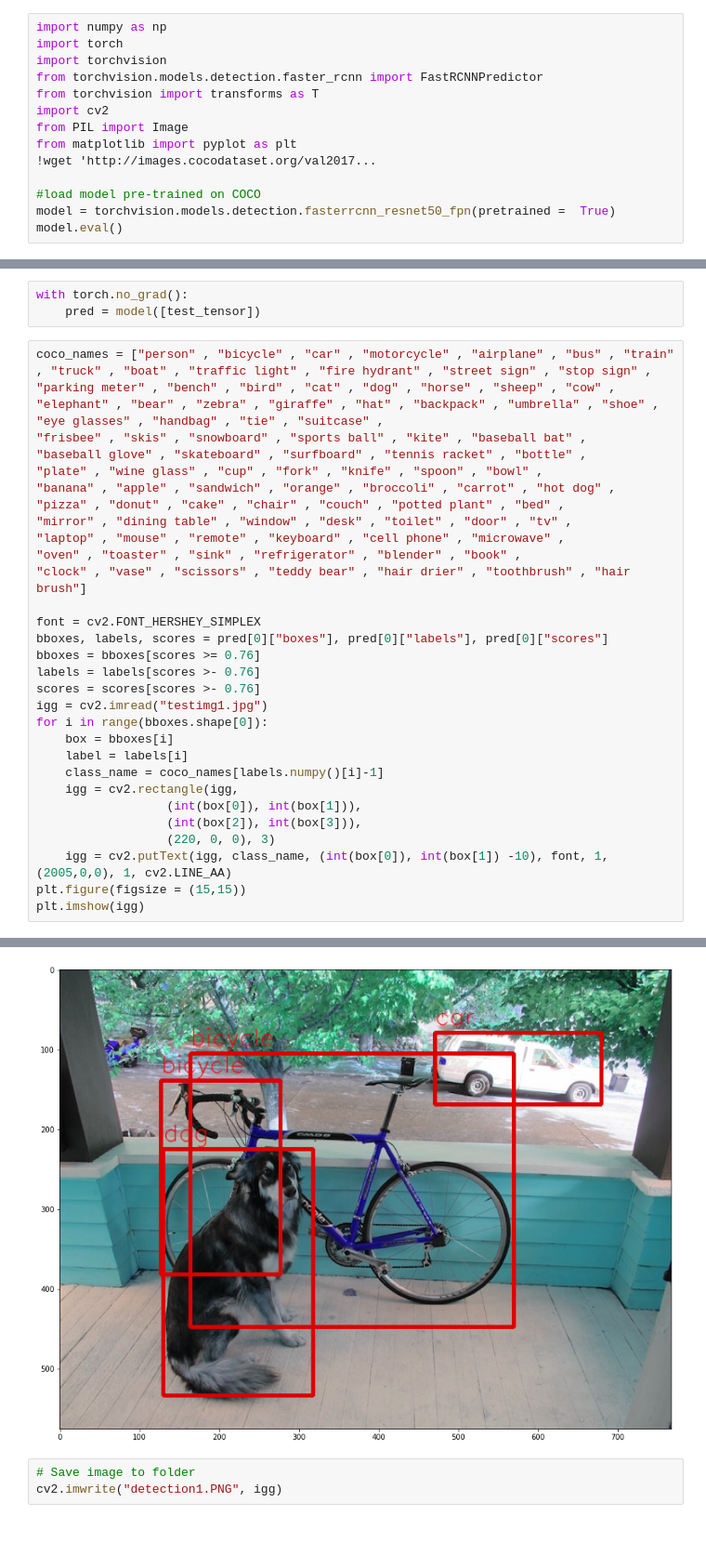
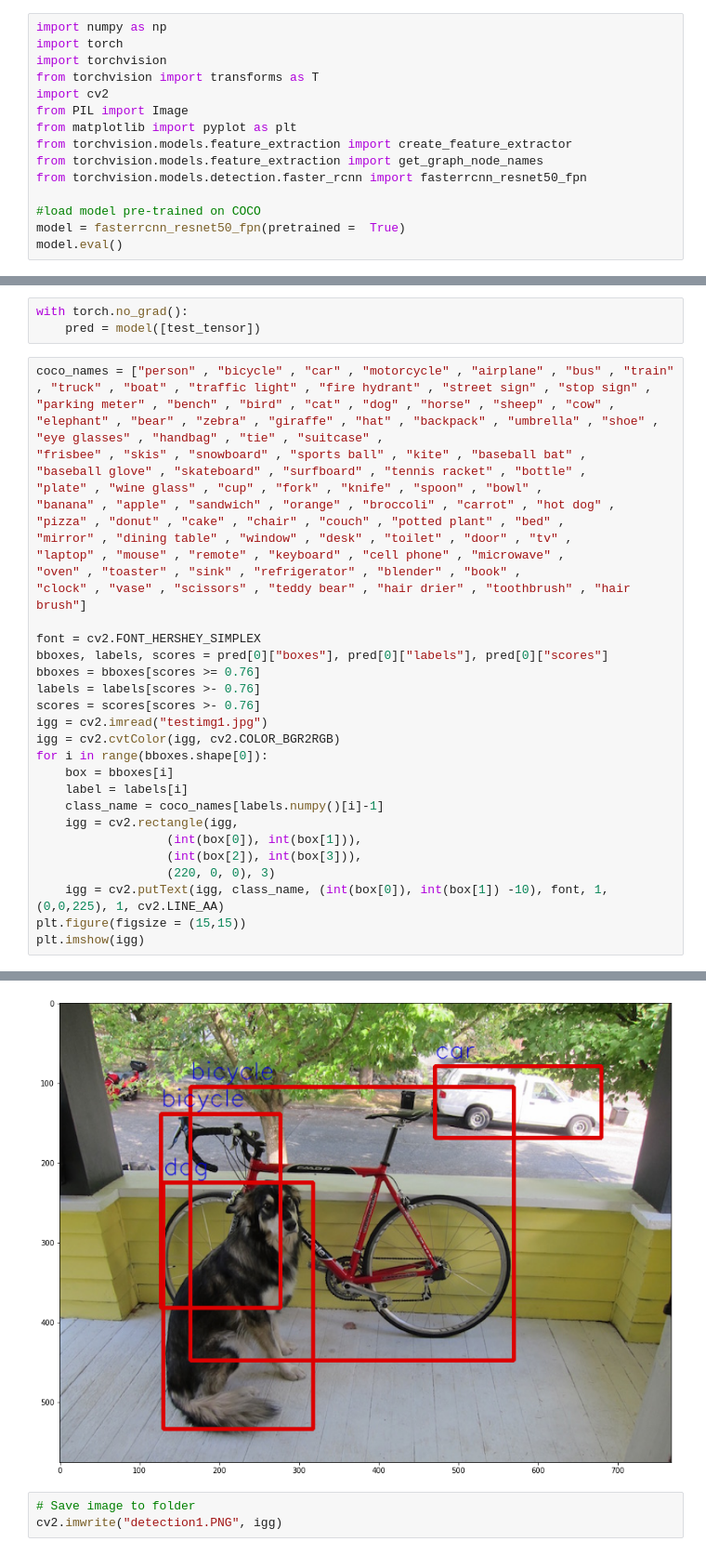
Before and after one commit to YassYe/Deeplearning-Workshops-FYP, a Jupyter notebook: ObjectDetection.ipynb, the cells around one changed output, grey strips where cells are left out. Shown at 93% size. Saved outputs shown, nothing was run; the diff lists cells and outputs as text.

```diff
--- a/ObjectDetection.ipynb
+++ b/ObjectDetection.ipynb
@@ -4,15 +4,16 @@
 import numpy as np
 import torch
 import torchvision
-from torchvision.models.detection.faster_rcnn import FastRCNNPredictor
 from torchvision import transforms as T
 import cv2
 from PIL import Image
 from matplotlib import pyplot as plt
-!wget 'http://images.cocodataset.org/val2017...
+from torchvision.models.feature_extraction import create_feature_extractor
+from torchvision.models.feature_extraction import get_graph_node_names
+from torchvision.models.detection.faster_rcnn import fasterrcnn_resnet50_fpn
 
 #load model pre-trained on COCO
-model = torchvision.models.detection.fasterrcnn_resnet50_fpn(pretrained =  True)
+model = fasterrcnn_resnet50_fpn(pretrained =  True)
 model.eval()
 # %% [output]
 FasterRCNN(
@@ -42,35 +43,36 @@ with torch.no_grad():
 # %%
 coco_names = ["person" , "bicycle" , "car" , "motorcycle" , "airplane" , "bus" , "train" , "truck" , "boat" , "traffic light" , "fire hydrant" , "street sign" , "stop sign" , "parking meter" , "bench" , "bird" , "cat" , "dog" , "horse" , "sheep" , "cow" , "elephant" , "bear" , "zebra" , "giraffe" , "hat" , "backpack" , "umbrella" , "shoe" , "eye glasses" , "handbag" , "tie" , "suitcase" ,
 "frisbee" , "skis" , "snowboard" , "sports ball" , "kite" , "baseball bat" ,
 "baseball glove" , "skateboard" , "surfboard" , "tennis racket" , "bottle" ,
 "plate" , "wine glass" , "cup" , "fork" , "knife" , "spoon" , "bowl" ,
 "banana" , "apple" , "sandwich" , "orange" , "broccoli" , "carrot" , "hot dog" ,
 "pizza" , "donut" , "cake" , "chair" , "couch" , "potted plant" , "bed" ,
 "mirror" , "dining table" , "window" , "desk" , "toilet" , "door" , "tv" ,
 "laptop" , "mouse" , "remote" , "keyboard" , "cell phone" , "microwave" ,
 "oven" , "toaster" , "sink" , "refrigerator" , "blender" , "book" ,
 "clock" , "vase" , "scissors" , "teddy bear" , "hair drier" , "toothbrush" , "hair brush"]
 
 font = cv2.FONT_HERSHEY_SIMPLEX
 bboxes, labels, scores = pred[0]["boxes"], pred[0]["labels"], pred[0]["scores"]
 bboxes = bboxes[scores >= 0.76]
 labels = labels[scores >- 0.76]
 scores = scores[scores >- 0.76]
 igg = cv2.imread("testimg1.jpg")
+igg = cv2.cvtColor(igg, cv2.COLOR_BGR2RGB)
 for i in range(bboxes.shape[0]):
     box = bboxes[i]
     label = labels[i]
     class_name = coco_names[labels.numpy()[i]-1]
     igg = cv2.rectangle(igg,
                   (int(box[0]), int(box[1])),
                   (int(box[2]), int(box[3])),
                   (220, 0, 0), 3)
-    igg = cv2.putText(igg, class_name, (int(box[0]), int(box[1]) -10), font, 1, (2005,0,0), 1, cv2.LINE_AA)
+    igg = cv2.putText(igg, class_name, (int(box[0]), int(box[1]) -10), font, 1, (0,0,225), 1, cv2.LINE_AA)
 plt.figure(figsize = (15,15))
 plt.imshow(igg)
 # %% [output]
 <matplotlib.image.AxesImage at 0x...>
-[figure, old version]
+[figure, new version]
 # %%
 # Save image to folder
 cv2.imwrite("detection1.PNG", igg)
```
Also changed, not shown: parts of 2 cells of this notebook, 1 other file.
